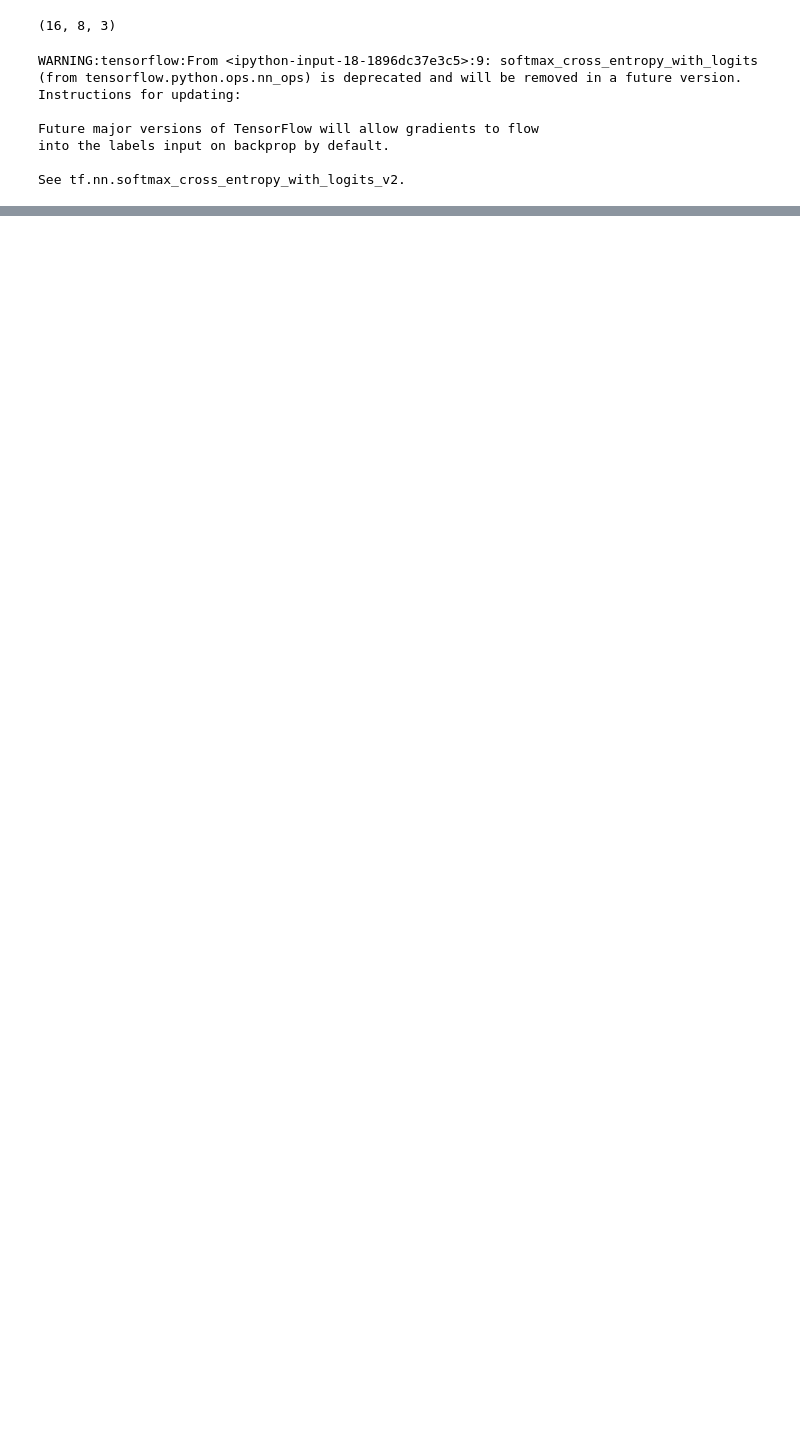
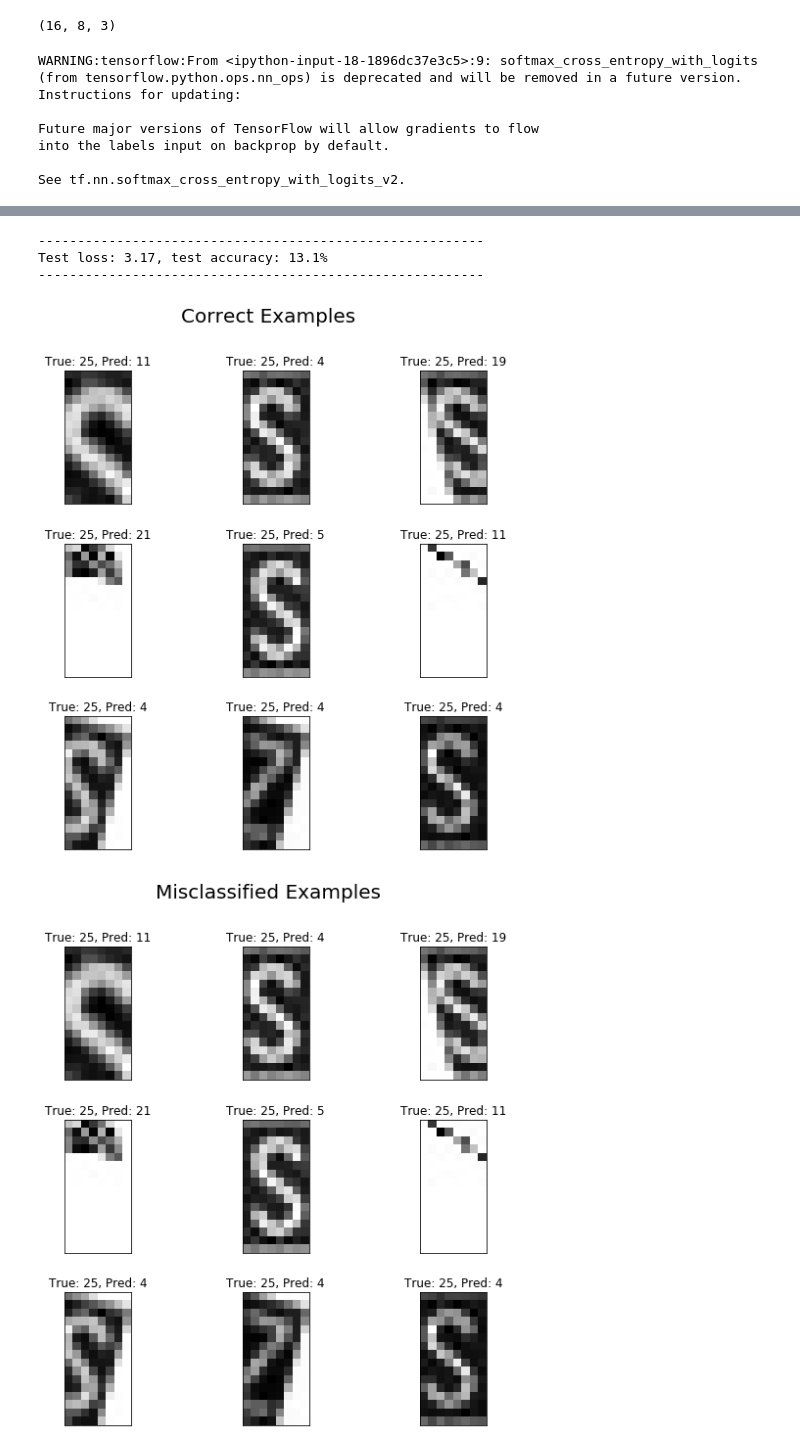
Before and after one commit to hotman1986/machineLearning, a Jupyter notebook: targa/fullyConnected targa.ipynb, the cells around one changed output, grey strips where cells are left out. Drawn from its saved outputs; the diff is of its cells as text; code cells hidden in the pictures; blank space fills up the shorter version.

```diff
--- a/targa/fullyConnected targa.ipynb
+++ b/targa/fullyConnected targa.ipynb
@@ -130,7 +130,7 @@ test_images[0].shape
 # %%
 # hyper-parameters
 learning_rate = 0.001  # The optimization learning rate
-epochs = 10  # Total number of training epochs
+epochs = 5  # Total number of training epochs
 batch_size = 1  # Training batch size
 display_freq = 10  # Frequency of displaying the training results
 trainNumber=len(train_labels)
@@ -286,0 +319,24 @@ Epoch: 10, validation loss: 3.45, validation accuracy: 4.6%
+# %%
+def plot_example_errors(images, cls_true, cls_pred, title=None):
+    """
+    Function for plotting examples of images that have been mis-classified
+    :param images: array of all images, (#imgs, img_h*img_w)
+    :param cls_true: corresponding true labels, (#imgs,)
+    :param cls_pred: corresponding predicted labels, (#imgs,)
+    """
+    # Negate the boolean array.
+    incorrect = np.logical_not(np.equal(cls_pred, cls_true))
+
+    # Get the images from the test-set that have been
+    # incorrectly classified.
+    incorrect_images = images[incorrect]
+
+    # Get the true and predicted classes for those images.
+    cls_pred = cls_pred[incorrect]
+    cls_true = cls_true[incorrect]
+
+    # Plot the first 9 images.
+    plot_images(images=incorrect_images[0:31],
+                cls_true=cls_true[0:31],
+                cls_pred=cls_pred[0:31],
+                title=title)
@@ -286,0 +352,21 @@ Epoch: 10, validation loss: 3.45, validation accuracy: 4.6%
+# %%
+# Test the network after training
+# Accuracy
+import matplotlib.pyplot as plt
+feed_dict_test = {x: test_flat_images, y: testLabels}
+loss_test, acc_test = sess.run([loss, accuracy], feed_dict=feed_dict_test)
+print('---------------------------------------------------------')
+print("Test loss: {0:.2f}, test accuracy: {1:.01%}".format(loss_test, acc_test))
+print('---------------------------------------------------------')
+
+# Plot some of the correct and misclassified examples
+cls_pred = sess.run(cls_prediction, feed_dict=feed_dict_test)
+cls_true = np.argmax(testLabels, axis=1)
+plot_images(test_flat_images, cls_true, cls_pred, title='Correct Examples')
+plot_example_errors(test_flat_images, cls_true, cls_pred, title='Misclassified Examples')
+# %% [output]
+---------------------------------------------------------
+Test loss: 3.17, test accuracy: 13.1%
+---------------------------------------------------------
+[figure, added]
+[figure, added]
```
Also changed, not shown: parts of 6 cells of this notebook.
